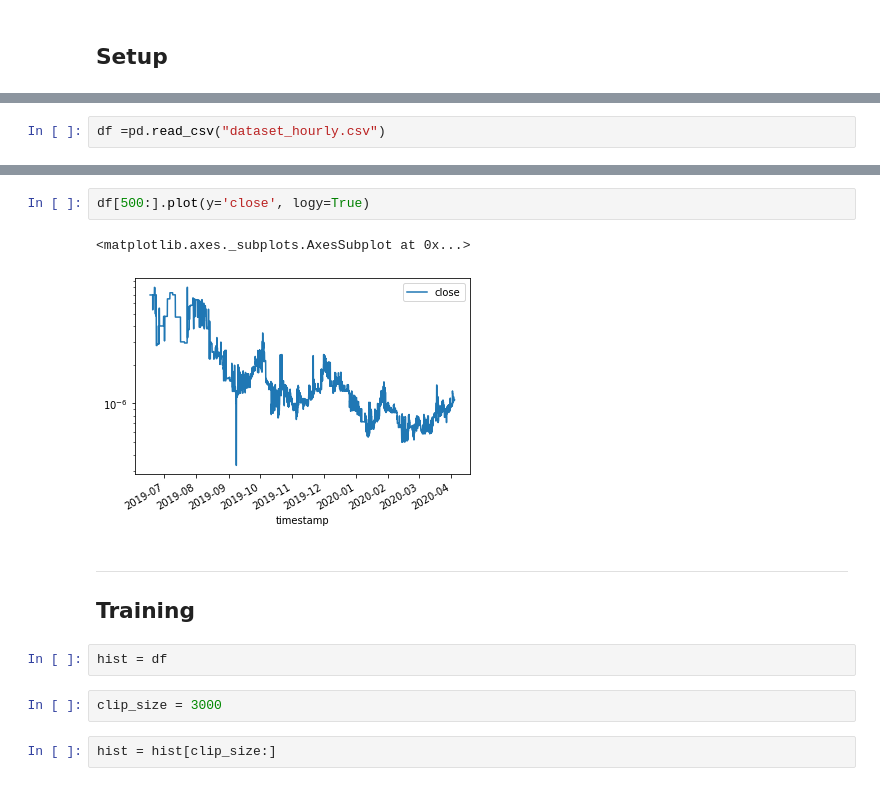
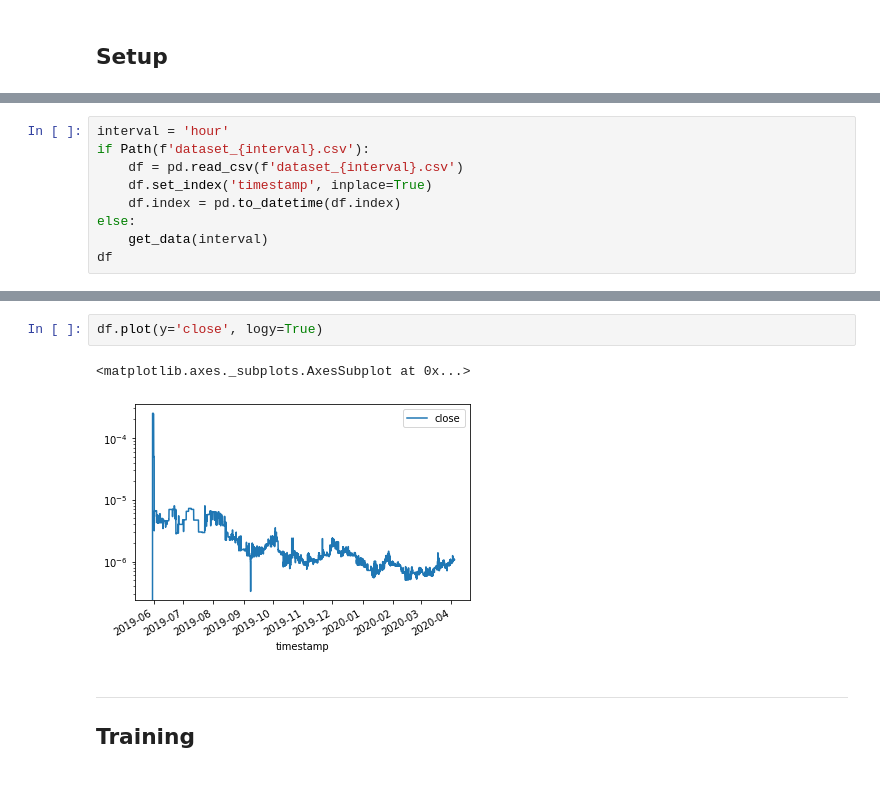
Before and after one commit to collinarnett/xcalibra_trading_bot, a Jupyter notebook: safex_trading_bot.ipynb, the cells around one changed output, grey strips where cells are left out. Drawn from its saved outputs; the diff is of its cells as text.

```diff
--- a/safex_trading_bot.ipynb
+++ b/safex_trading_bot.ipynb
@@ -46,2 +50,0 @@ df.to_csv("dataset_hourly.csv")
-# %%
-df =pd.read_csv("dataset_hourly.csv")
@@ -66,0 +51,9 @@ df
+# %%
+interval = 'hour'
+if Path(f'dataset_{interval}.csv'):
+    df = pd.read_csv(f'dataset_{interval}.csv')
+    df.set_index('timestamp', inplace=True)
+    df.index = pd.to_datetime(df.index)
+else:
+    get_data(interval)
+df
@@ -77,16 +85,10 @@ df.describe()
 | 75% | 0.00000273 | 0.00000282 | 0.00000271 | 0.00000273 | 2.00000000 | 0.00158323 | 0.00000000 |
 | max | 0.00025000 | 0.00025000 | 0.00025000 | 0.00025000 | 96.00000000 | 0.83779993 | 310386.29789259 |
 # %%
-df[500:].plot(y='close', logy=True)
+df.plot(y='close', logy=True)
 # %% [output]
 <matplotlib.axes._subplots.AxesSubplot at 0x...>
-[figure, old version]
+[figure, new version]
 # %% [markdown]
 -------
 ## Training
-# %%
-hist = df
-# %%
-clip_size = 3000
-# %%
-hist = hist[clip_size:]
```
Also changed, not shown: parts of 31 cells of this notebook, 3 other files.
